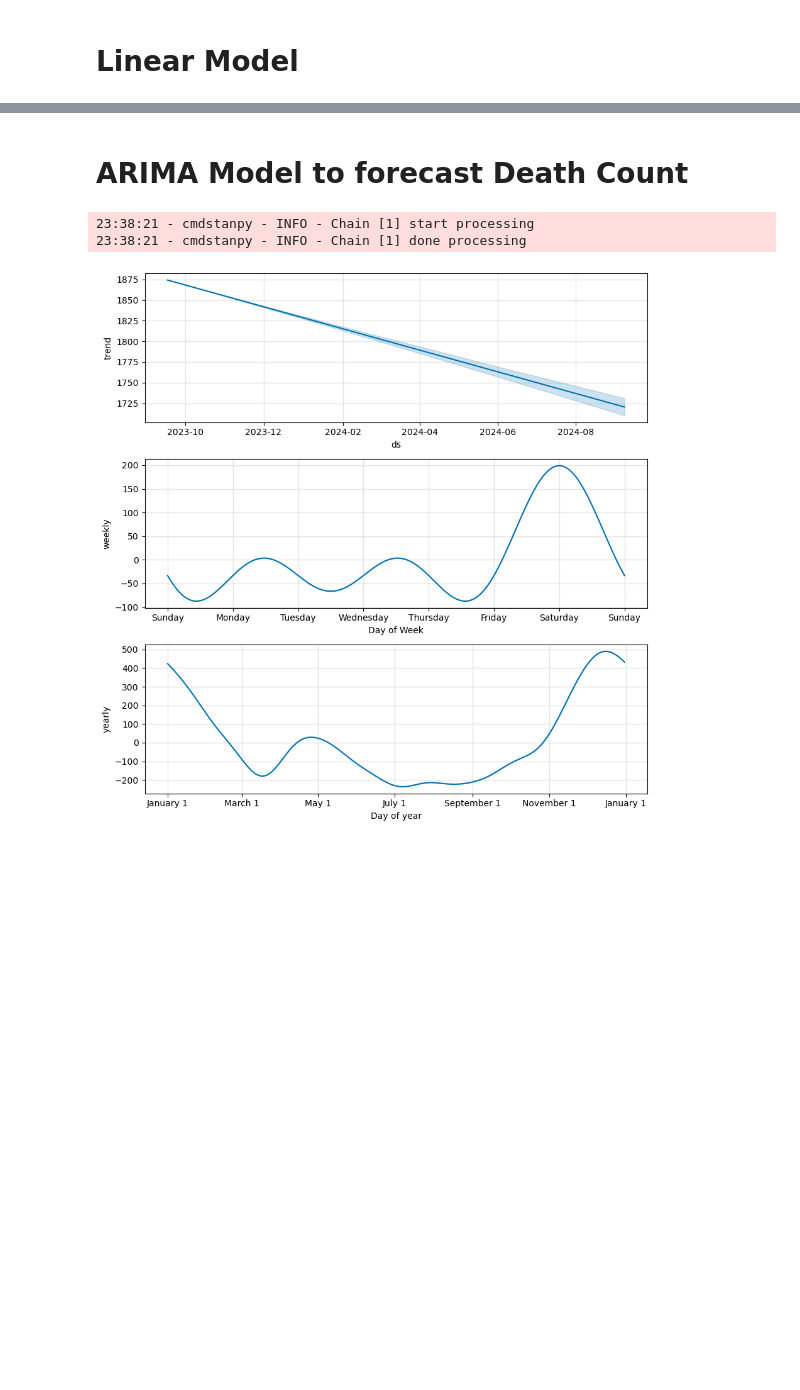
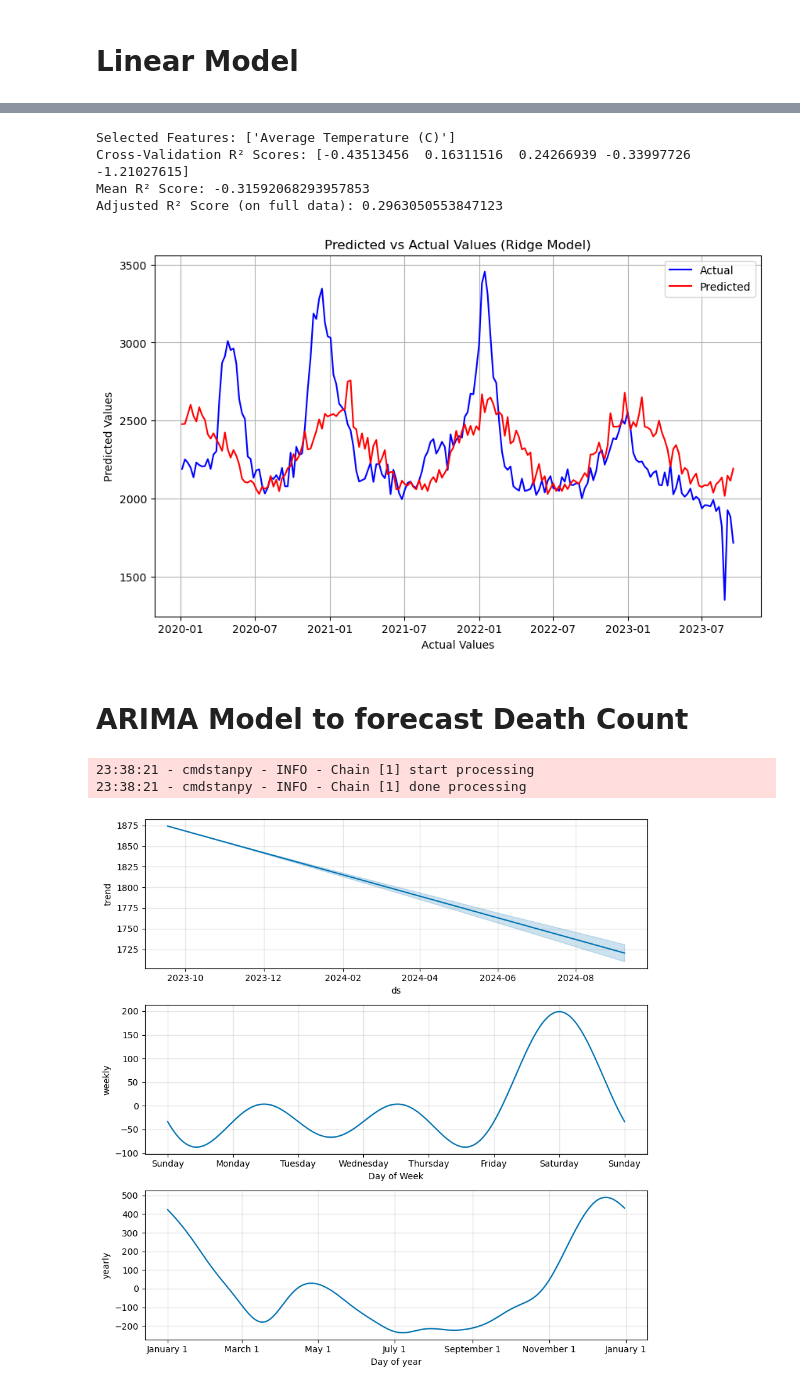
Before and after one commit to mohi-m/Mortality-Predictor, a Jupyter notebook: main.ipynb, the cells around one changed output, grey strips where cells are left out. Drawn from its saved outputs; the diff is of its cells as text; code cells hidden in the pictures; blank space fills up the shorter version.

Commit message:
Updated Linear Model

```diff
--- a/main.ipynb
+++ b/main.ipynb
@@ -155,3 +198,72 @@ R-squared: 0.11086292539526676
+# %%
+from sklearn.preprocessing import PolynomialFeatures, StandardScaler
+from sklearn.feature_selection import RFECV
+from sklearn.linear_model import Ridge
+from sklearn.model_selection import cross_val_score
+from sklearn.metrics import r2_score
+import numpy as np
+
+predictors = ['Average Wind Speed (m/s)', 'Snowfall (cm)', 'Snow Depth (cm)',
+              'Average Temperature (C)', 'Temprature Range (C)']
+label = 'All Cause'
+
+X = merged_dataset[predictors]
+y = merged_dataset[label]
+
+# Optional: Standardize features before polynomial expansion
+scaler = StandardScaler()
+X_scaled = scaler.fit_transform(X)
+
+# Add polynomial features
+poly = PolynomialFeatures(degree=2, include_bias=False)
+X_poly = poly.fit_transform(X_scaled)
+
+# Perform RFECV with Ridge
+ridge = Ridge(alpha=1.0)
+rfecv = RFECV(estimator=ridge, step=1, cv=5, scoring='r2')
+rfecv.fit(X_poly, y)
+
+# Selected features
+selected_features = rfecv.support_
+selected_feature_names = [name for name, selected in zip(poly.get_feature_names_out(predictors), selected_features) if selected]
+X_selected = X_poly[:, selected_features]
+
+# Cross-validation R² scores
+cv_scores = cross_val_score(ridge, X_selected, y, cv=5, scoring='r2')
+mean_r2 = cv_scores.mean()
+
+# Fit final model to compute adjusted R²
+ridge.fit(X_selected, y)
+y_pred = ridge.predict(X_selected)
+r2 = r2_score(y, y_pred)
+n, p = X_selected.shape
+adjusted_r2 = 1 - (1 - r2) * (n - 1) / (n - p - 1)
+
+# Output
+print("Selected Features:", selected_feature_names)
+print("Cross-Validation R² Scores:", cv_scores)
+print("Mean R² Score:", mean_r2)
+print("Adjusted R² Score (on full data):", adjusted_r2)
+# %% [output]
+Selected Features: ['Average Temperature (C)']
+Cross-Validation R² Scores: [-0.43513456  0.16311516  0.24266939 -0.33997726 -1.21027615]
+Mean R² Score: -0.31592068293957853
+Adjusted R² Score (on full data): 0.2963050553847123
+# %%
+import matplotlib.pyplot as plt
+
+# Plot predicted vs actual values
+plt.figure(figsize=(10, 6))
+plt.plot(merged_dataset['Week Ending Date'], merged_dataset['All Cause'], label='Actual', color='blue')
+plt.plot(merged_dataset['Week Ending Date'], y_pred, label='Predicted', color='red')
+plt.xlabel('Actual Values')
+plt.ylabel('Predicted Values')
+plt.title('Predicted vs Actual Values (Ridge Model)')
+plt.legend()
+plt.grid()
+plt.show()
+# %% [output]
+[figure, added]
 # %% [markdown]
 # ARIMA Model to forecast Death Count
 # %%
```
Also changed, not shown: parts of 5 cells of this notebook.
